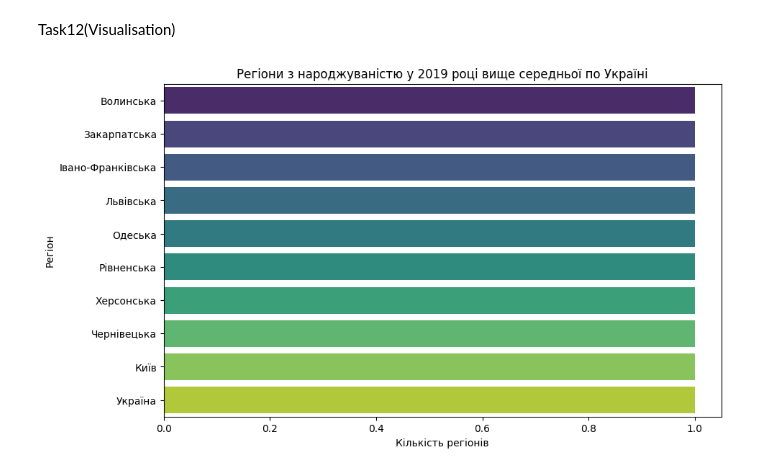
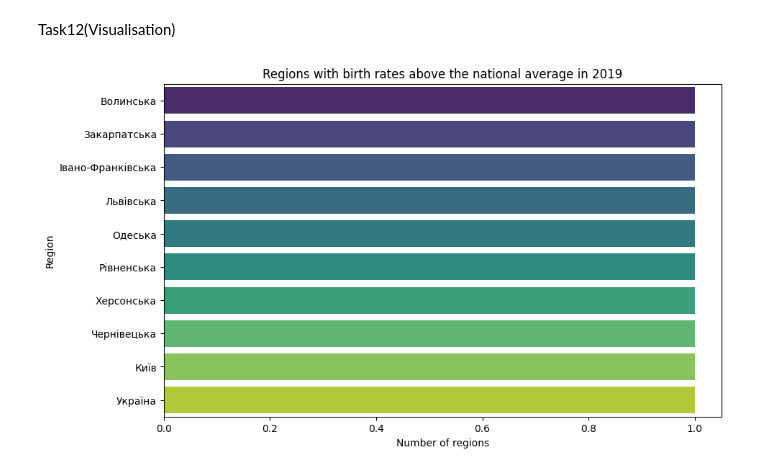
Before and after one commit to Andrei198203/Data_Science_HW_2, a Jupyter notebook: Hw2.1.ipynb, the cells around one changed output. Cells and saved outputs as stored; diff of their text form; code cells hidden in the pictures.

```diff
--- a/Hw2.1.ipynb
+++ b/Hw2.1.ipynb
@@ -134,31 +134,31 @@ Task12(Visualisation)
 # %%
 import matplotlib.pyplot as plt
 import seaborn as sns
 import pandas as pd
 import numpy as np
 
-# Зчитуємо дані
+# Reading the data
 source = 'https://uk.wikipedia.org/wiki/%D0%9D%D0%B0%D1%81%D0%B5%D0%BB%D0%B5%D0%BD%D0%BD%D1%8F_%D0%A3%D0%BA%D1%80%D0%B0%D1%97%D0%BD%D0%B8#%D0%9D%D0%B0%D1%80%D0%BE%D0%B4%D0%B6%D1%83%D0%B2%D0%B0%D0%BD%D1%96%D1%81%D1%82%D1%8C'
 tables = pd.read_html(source, match='Коефіцієнт народжуваності в регіонах України', thousands=".", decimal=",")
 df = tables[0]
 
-# Заміна символу '—' на NaN
+# Replacing the "-" with NaN
 df.replace('—', np.nan, inplace=True)
 
-# Обчислення середнього значення
+# Calculating the average value
 average_birth_rate_ukraine = df['2019'].astype(float).mean()
 
-# Отримання списку регіонів з коефіцієнтом народжуваності у 2019 році вище середнього по Україні
+# Obtaining a list of regions with fertility rates above the national average in 2019
 df['2019'] = pd.to_numeric(df['2019'], errors='coerce')
 average_birth_rate_ukraine = df['2019'].mean()
 regions_above_average_2019 = df[df['2019'] > average_birth_rate_ukraine]['Регіон']
 
-# Побудова графіку
+#Building a chart
 plt.figure(figsize=(10, 6))
 sns.countplot(y=regions_above_average_2019, hue=regions_above_average_2019, palette='viridis', legend=False)
-plt.title('Регіони з народжуваністю у 2019 році вище середньої по Україні')
-plt.xlabel('Кількість регіонів')
-plt.ylabel('Регіон')
+plt.title('Regions with birth rates above the national average in 2019')
+plt.xlabel('Number of regions')
+plt.ylabel('Region')
 plt.show()
 # %% [output]
-[figure, old version]
+[figure, new version]
```
Also changed, not shown: parts of 2 cells of this notebook.
